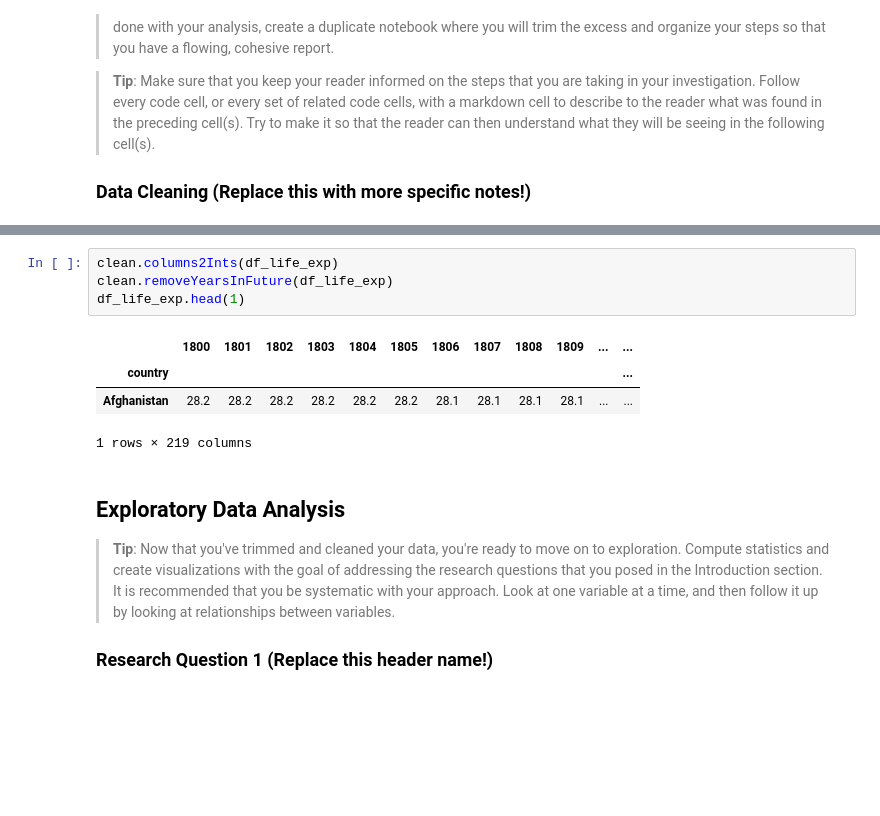
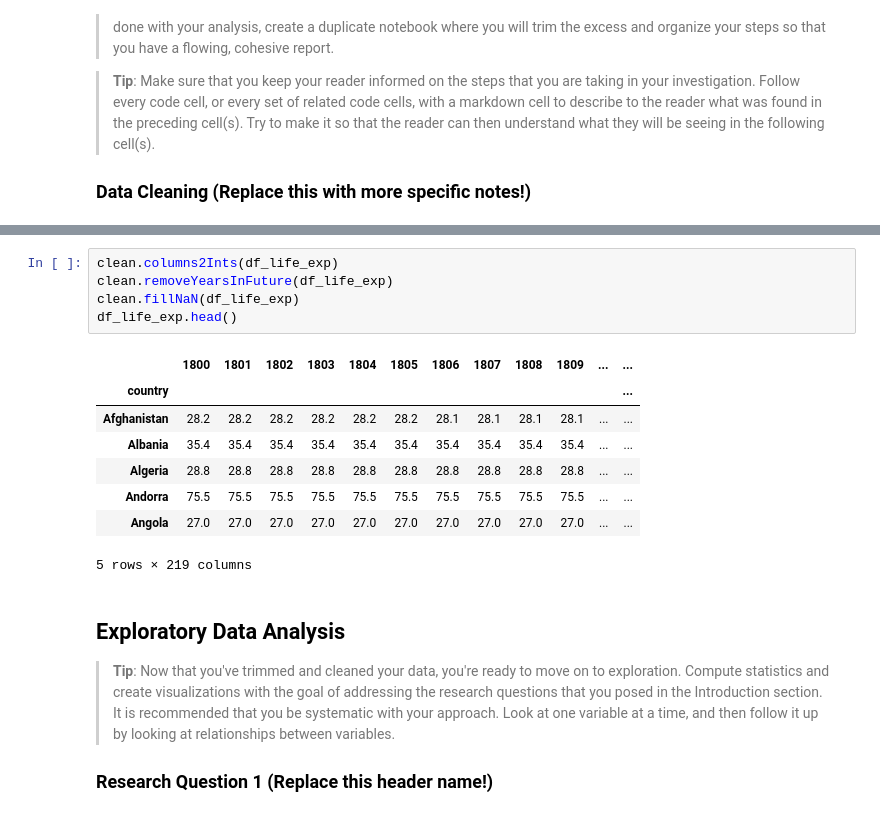
Before and after one commit to Simonmaignan/udacity-data-analysis, a Jupyter notebook: project-investigate-gapminder-dataset/investigate-a-dataset-gapminder.ipynb, the cells around one changed output, grey strips where cells are left out. Saved outputs shown, nothing was run; the diff lists cells and outputs as text; blank space fills up the shorter version.

```diff
--- a/project-investigate-gapminder-dataset/investigate-a-dataset-gapminder.ipynb
+++ b/project-investigate-gapminder-dataset/investigate-a-dataset-gapminder.ipynb
@@ -134,12 +144,17 @@ df_income.head(1)
 # %%
 clean.columns2Ints(df_life_exp)
 clean.removeYearsInFuture(df_life_exp)
-df_life_exp.head(1)
+clean.fillNaN(df_life_exp)
+df_life_exp.head()
 # %% [output]
 |  | 1800 | 1801 | 1802 | 1803 | 1804 | 1805 | 1806 | 1807 | 1808 | 1809 | ... | ... |
 | country |  |  |  |  |  |  |  |  |  |  |  | ... |
 | Afghanistan | 28.2 | 28.2 | 28.2 | 28.2 | 28.2 | 28.2 | 28.1 | 28.1 | 28.1 | 28.1 | ... | ... |
+| Albania | 35.4 | 35.4 | 35.4 | 35.4 | 35.4 | 35.4 | 35.4 | 35.4 | 35.4 | 35.4 | ... | ... |
+| Algeria | 28.8 | 28.8 | 28.8 | 28.8 | 28.8 | 28.8 | 28.8 | 28.8 | 28.8 | 28.8 | ... | ... |
+| Andorra | 75.5 | 75.5 | 75.5 | 75.5 | 75.5 | 75.5 | 75.5 | 75.5 | 75.5 | 75.5 | ... | ... |
+| Angola | 27.0 | 27.0 | 27.0 | 27.0 | 27.0 | 27.0 | 27.0 | 27.0 | 27.0 | 27.0 | ... | ... |
-1 rows × 219 columns
+5 rows × 219 columns
 # %% [markdown]
 <a id='eda'></a>
 ## Exploratory Data Analysis
```
Also changed, not shown: parts of 2 cells of this notebook, 1 other file.
